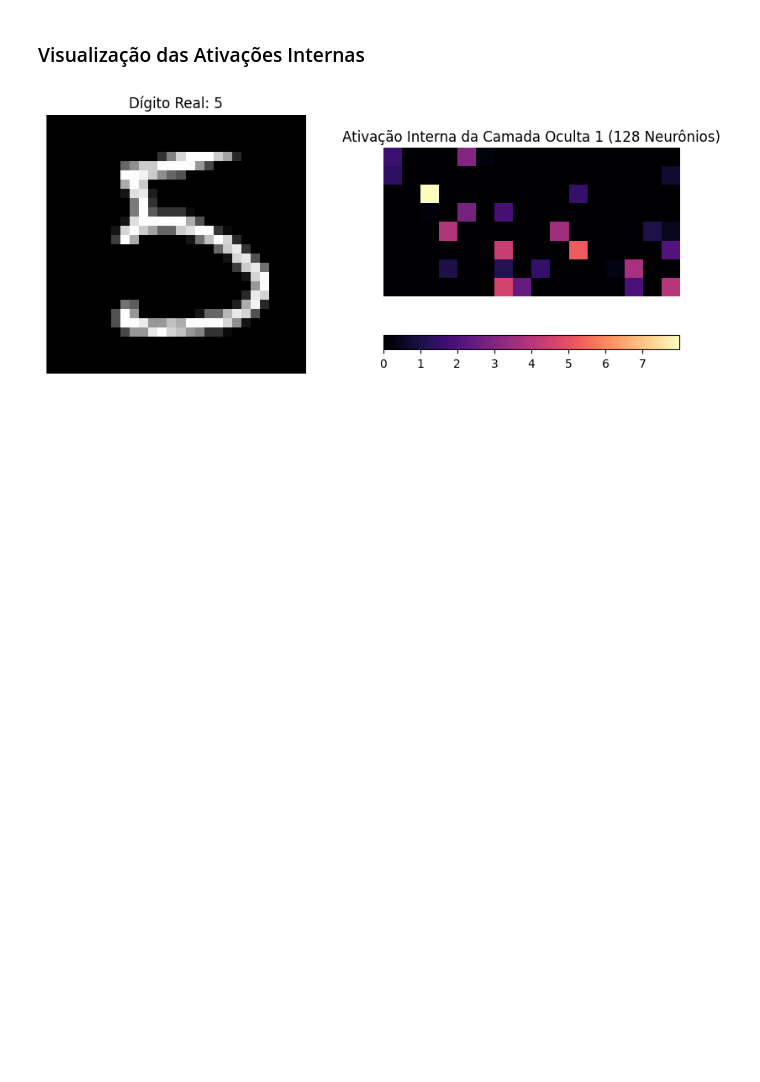
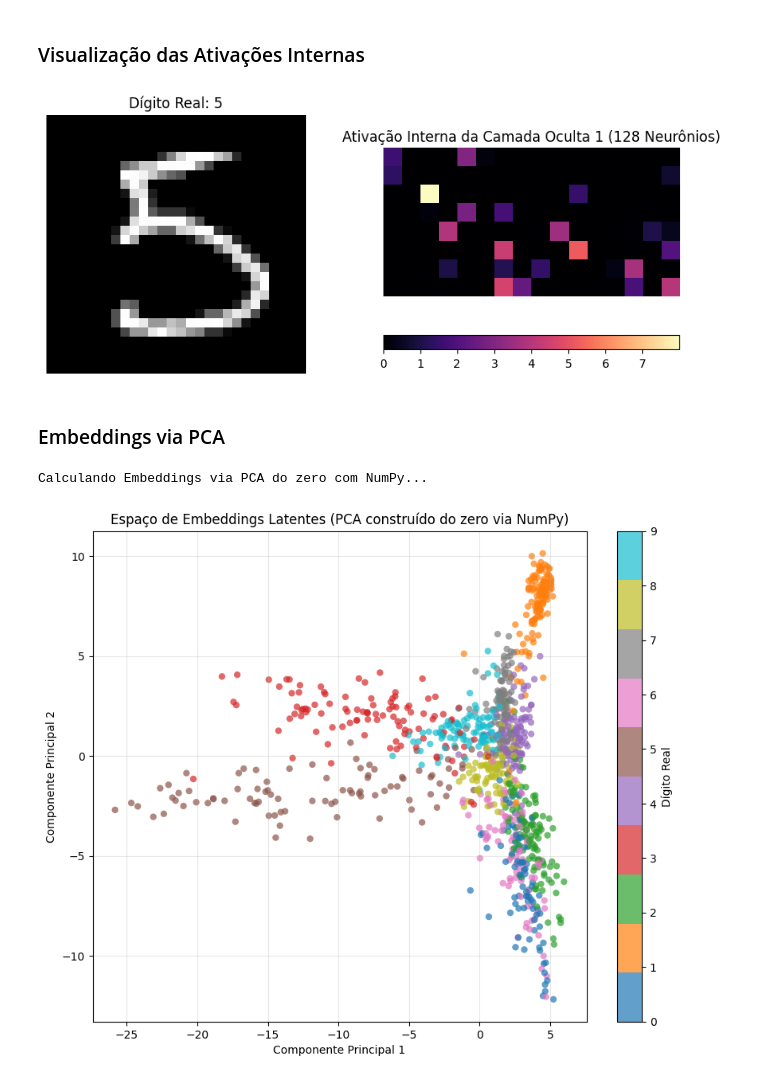
Before and after one commit to m-pretti/Ponderada-MLP, a Jupyter notebook: notebooks/experimentos.ipynb, the cells around one changed output. Cells and saved outputs as stored; diff of their text form; code cells hidden in the pictures; blank space fills up the shorter version.

Commit message:
feat: adiciona visualização de embeddings via PCA

```diff
--- a/notebooks/experimentos.ipynb
+++ b/notebooks/experimentos.ipynb
@@ -325,3 +325,45 @@ plt.savefig('../results/ativacoes_internas.png', bbox_inches='tight')
 plt.show()
 # %% [output]
 [figure]
+# %% [markdown]
+### Embeddings via PCA
+# %%
+print("Calculando Embeddings via PCA do zero com NumPy...")
+
+# 1. Extrair os outputs da última camada oculta para as primeiras 1000 imagens de teste
+X_features = []
+for i in range(1000):
+    img = x_test[i].reshape(1, -1)
+    # Passa pela Camada 1 -> ReLU -> Camada 2 -> ReLU
+    h1 = final_model.activations[0].forward(final_model.layers[0].forward(img))
+    h2 = final_model.activations[1].forward(final_model.layers[1].forward(h1))
+    X_features.append(h2.flatten())
+
+X_features = np.array(X_features) # Formato (1000, 64)
+
+# 2. Algoritmo PCA NATIVO NUMPY
+X_centralizado = X_features - np.mean(X_features, axis=0) # Centraliza na média
+matriz_covariancia = np.cov(X_centralizado, rowvar=False)  # Matriz de covariância
+valores_proprios, vetores_proprios = np.linalg.eigh(matriz_covariancia) # Autovalores e Autovetores
+
+# Ordena decrescente pelos maiores autovalores (maior variância)
+indices_ordenados = np.argsort(valores_proprios)[::-1]
+vetores_top2 = vetores_proprios[:, indices_ordenados[:2]]
+
+# Projeta os dados de 64 dimensões para as 2 dimensões principais
+X_projetado_2d = np.dot(X_centralizado, vetores_top2)
+
+# 3. Plotagem do Espaço Latente (Embeddings)
+plt.figure(figsize=(10, 8))
+scatter = plt.scatter(X_projetado_2d[:, 0], X_projetado_2d[:, 1], c=y_test[:1000], cmap='tab10', alpha=0.7, edgecolors='none')
+plt.colorbar(scatter, ticks=range(10), label='Dígito Real')
+plt.title('Espaço de Embeddings Latentes (PCA via NumPy)', fontsize=12)
+plt.xlabel('Componente Principal 1')
+plt.ylabel('Componente Principal 2')
+plt.grid(True, alpha=0.3)
+
+plt.savefig('../results/embeddings_pca_do_zero.png', bbox_inches='tight')
+plt.show()
+# %% [output]
+Calculando Embeddings via PCA do zero com NumPy...
+[figure, added]
```
Also changed, not shown: 1 other file.
